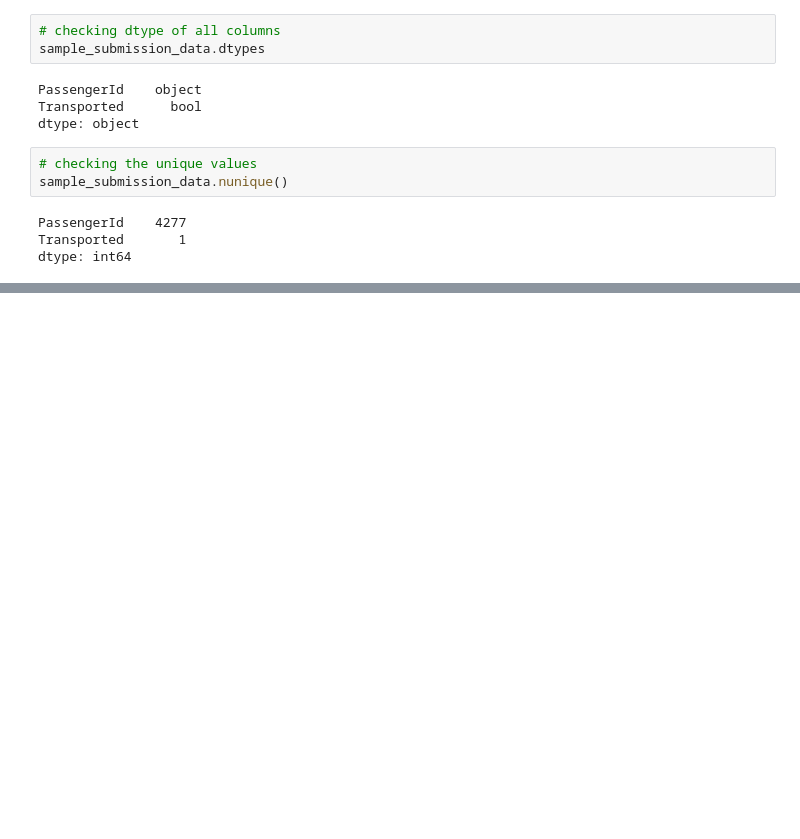
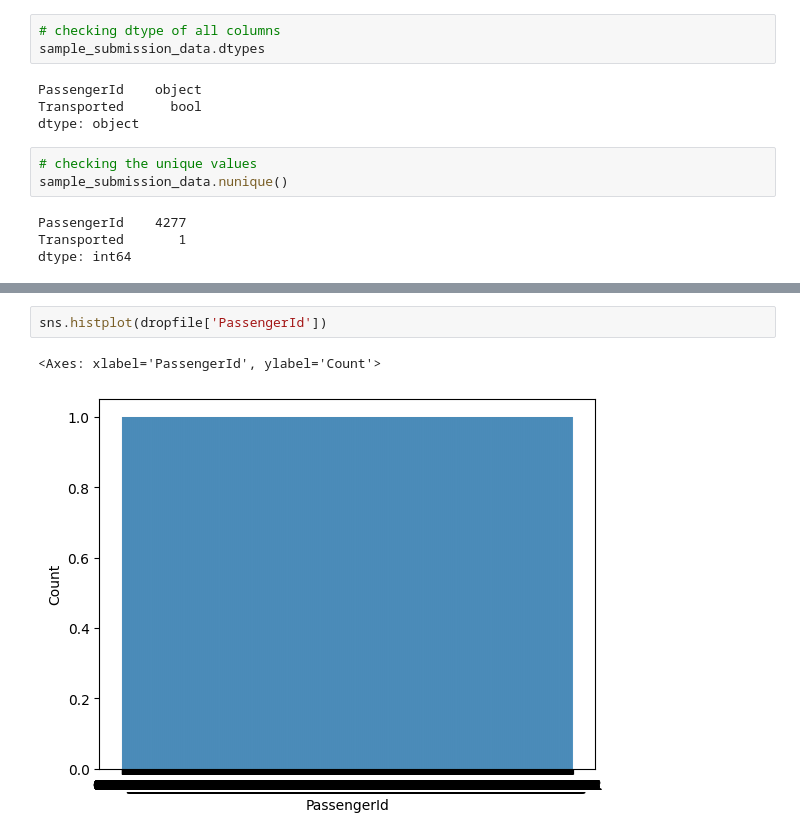
Before and after one commit to 7PAM2015-0105-2023-Team1/kaggle_challenge_team_1, a Jupyter notebook: Kaggle_Challenge_Team_1.ipynb, the cells around one changed output, grey strips where cells are left out. Cells and saved outputs as stored; diff of their text form; blank space fills up the shorter version.

```diff
--- a/Kaggle_Challenge_Team_1.ipynb
+++ b/Kaggle_Challenge_Team_1.ipynb
@@ -308,0 +319,5 @@ dtype: int64
+# %%
+sns.histplot(dropfile['PassengerId'])
+# %% [output]
+<Axes: xlabel='PassengerId', ylabel='Count'>
+[figure, added]
```
Also changed, not shown: parts of 4 cells of this notebook.
